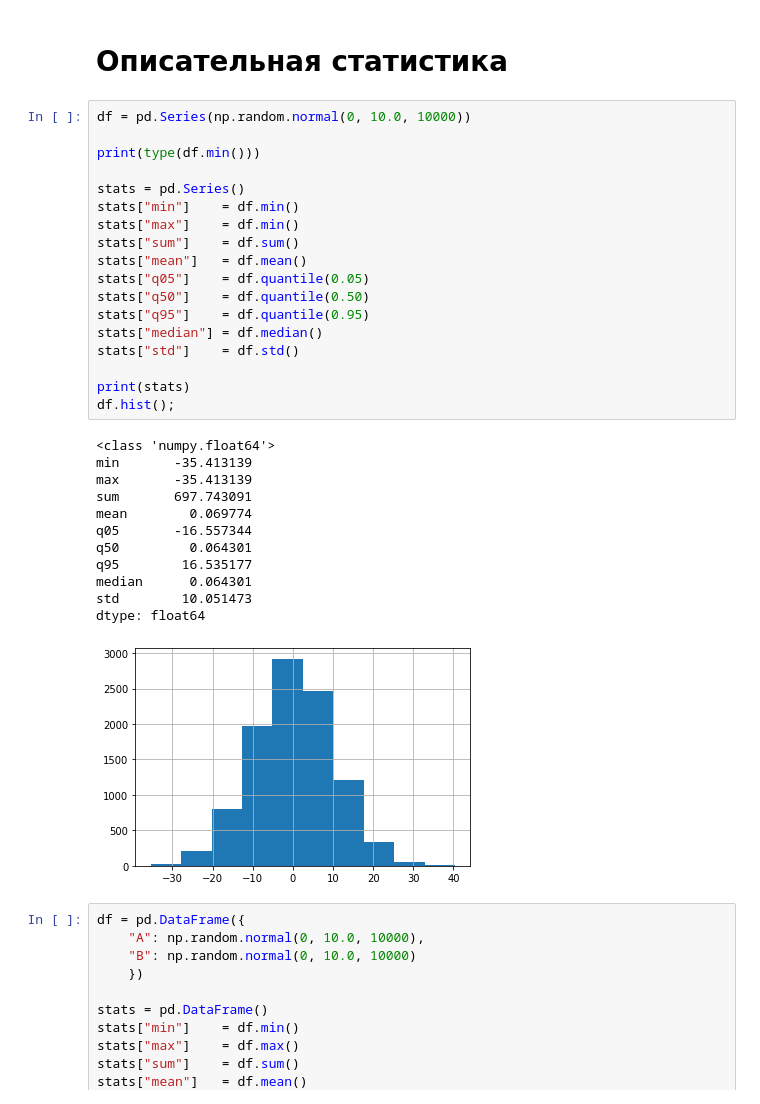
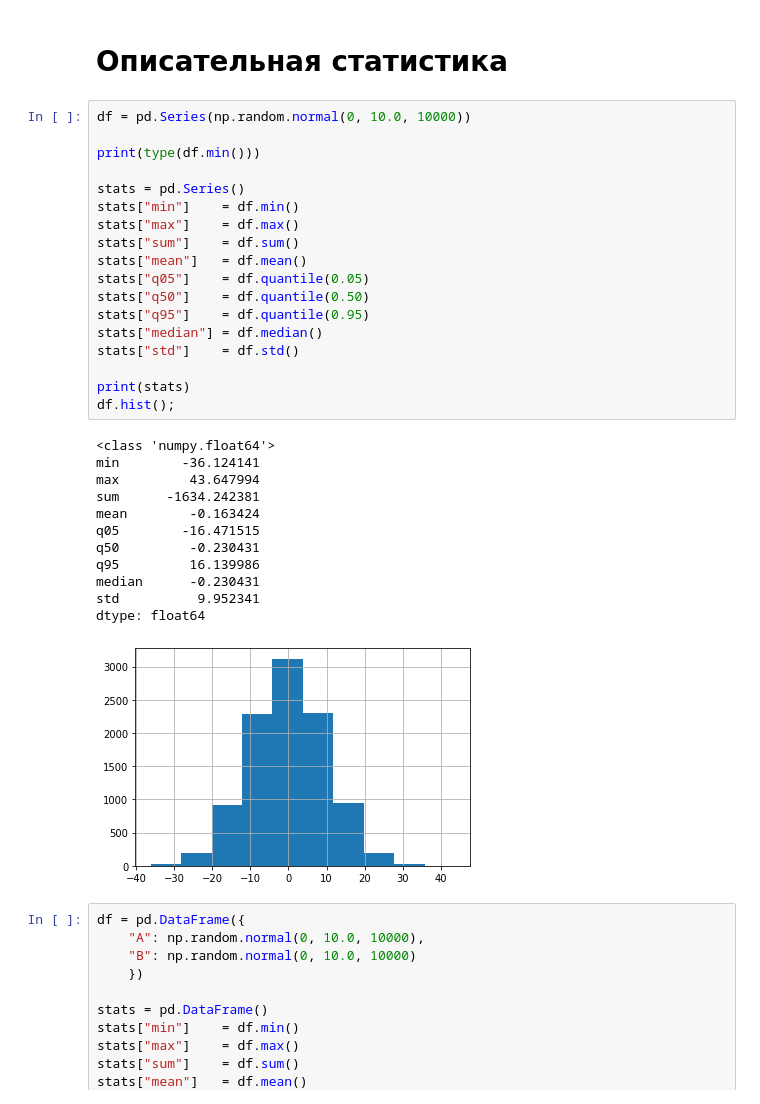
Before and after one commit to vitcpp/scientific_python, a Jupyter notebook: 09/pandas.ipynb, the cells around one changed output. Saved outputs shown, nothing was run; the diff lists cells and outputs as text.

```diff
--- a/09/pandas.ipynb
+++ b/09/pandas.ipynb
@@ -807,34 +836,34 @@ display(r)
 # %%
 df = pd.Series(np.random.normal(0, 10.0, 10000))
 
 print(type(df.min()))
 
 stats = pd.Series()
 stats["min"]    = df.min()
-stats["max"]    = df.min()
+stats["max"]    = df.max()
 stats["sum"]    = df.sum()
 stats["mean"]   = df.mean()
 stats["q05"]    = df.quantile(0.05)
 stats["q50"]    = df.quantile(0.50)
 stats["q95"]    = df.quantile(0.95)
 stats["median"] = df.median()
 stats["std"]    = df.std()
 
 print(stats)
 df.hist();
 # %% [output]
 <class 'numpy.float64'>
-min       -35.413139
-max       -35.413139
-sum       697.743091
-mean        0.069774
-q05       -16.557344
-q50         0.064301
-q95        16.535177
-median      0.064301
-std        10.051473
+min        -36.124141
+max         43.647994
+sum      -1634.242381
+mean        -0.163424
+q05        -16.471515
+q50         -0.230431
+q95         16.139986
+median      -0.230431
+std          9.952341
 dtype: float64
-[figure, old version]
+[figure, new version]
 # %%
 df = pd.DataFrame({
     "A": np.random.normal(0, 10.0, 10000),
```
Also changed, not shown: parts of 18 cells of this notebook, 58 other files.
